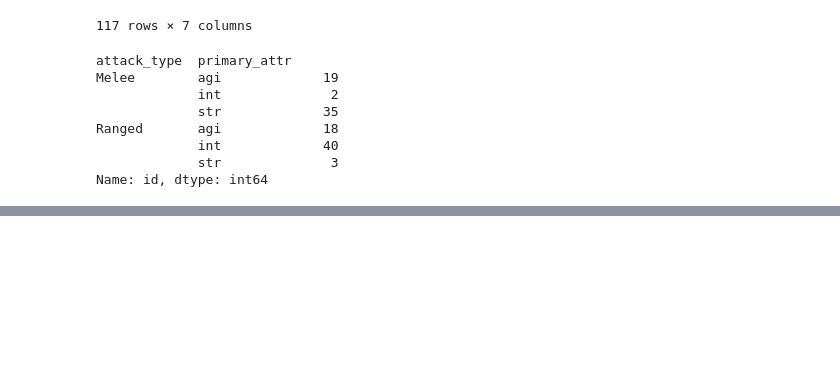
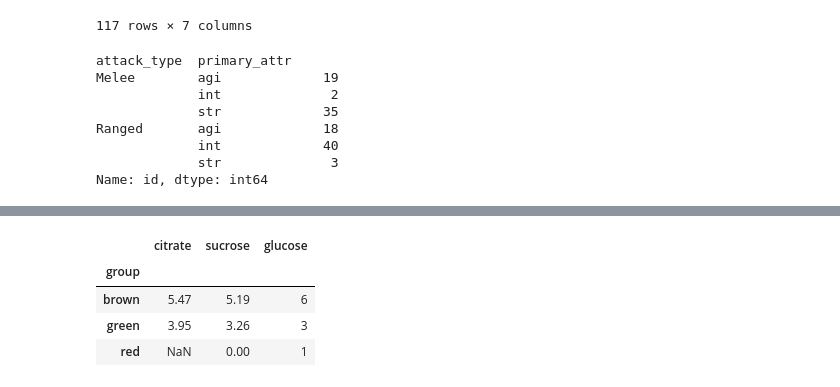
Before and after one commit to sschekotikhin/machine-learning, a Jupyter notebook: Stepik/DataScience/1_6.ipynb, the cells around one changed output, grey strips where cells are left out. Saved outputs shown, nothing was run; the diff lists cells and outputs as text; code cells hidden in the pictures; blank space fills up the shorter version.

```diff
--- a/Stepik/DataScience/1_6.ipynb
+++ b/Stepik/DataScience/1_6.ipynb
@@ -201,0 +255,10 @@ Name: id, dtype: int64
+# %%
+algae_df.groupby('group') \
+        .agg({'citrate': 'var', 'sucrose': lambda x: x.max() - x.min(), 'glucose': 'count'}) \
+        .round(2)
+# %% [output]
+|  | citrate | sucrose | glucose |
+| group |  |  |  |
+| brown | 5.47 | 5.19 | 6 |
+| green | 3.95 | 3.26 | 3 |
+| red | NaN | 0.00 | 1 |
```
Also changed, not shown: parts of 8 cells of this notebook, 10 other files.
